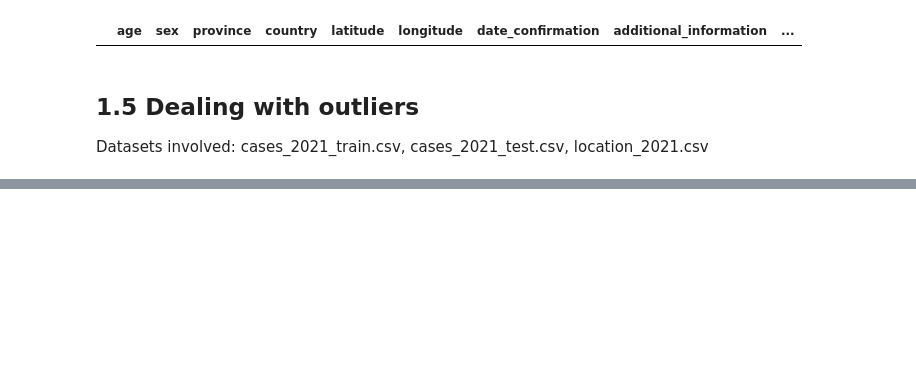
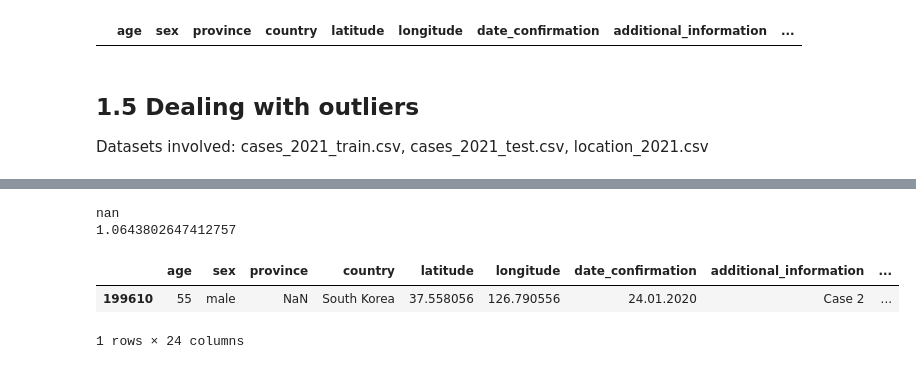
Before and after one commit to YufengLuo98/CMPT-459-Course-Project, a Jupyter notebook: milestone-1.ipynb, the cells around one changed output, grey strips where cells are left out. Drawn from its saved outputs; the diff is of its cells as text; code cells hidden in the pictures; blank space fills up the shorter version.

```diff
--- a/milestone-1.ipynb
+++ b/milestone-1.ipynb
@@ -398,0 +433,29 @@ Datasets involved: cases_2021_train.csv, cases_2021_test.csv, location_2021.csv
+# %%
+#cases_train['province'].fillna('', inplace=True)
+numNotFound = 0
+numOptions = 0
+
+def get_closest_province(row):
+    global numNotFound
+    global numOptions
+    if (row['province'], row['country']) in location_set:
+        return row['province']
+    options = grouped_locations[grouped_locations['Country_Region'] == row['country']]
+    numNotFound += 1
+    numOptions += len(options)
+    if(len(options) == 0):
+        print(row['country'])
+
+cases_train['closest_province'] = cases_train.apply(get_closest_province, axis=1)
+print(numOptions / numNotFound)
+# %% [output]
+nan
+1.0643802647412757
+# %%
+combined_train = pd.merge(cases_train, cases_location, how='inner', left_on=['country', 'province'], right_on = ['Country_Region', 'Province_State'])
+# %%
+combined_train[combined_train['country'] == 'South Korea']
+# %% [output]
+|  | age | sex | province | country | latitude | longitude | date_confirmation | additional_information | ... |
+| 199610 | 55 | male | NaN | South Korea | 37.558056 | 126.790556 | 24.01.2020 | Case 2 | ... |
+1 rows × 24 columns
```
Also changed, not shown: parts of 18 cells of this notebook.
